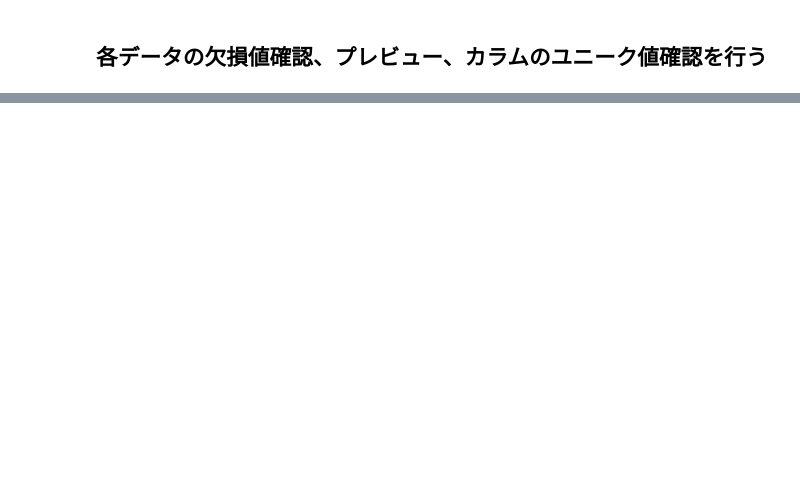
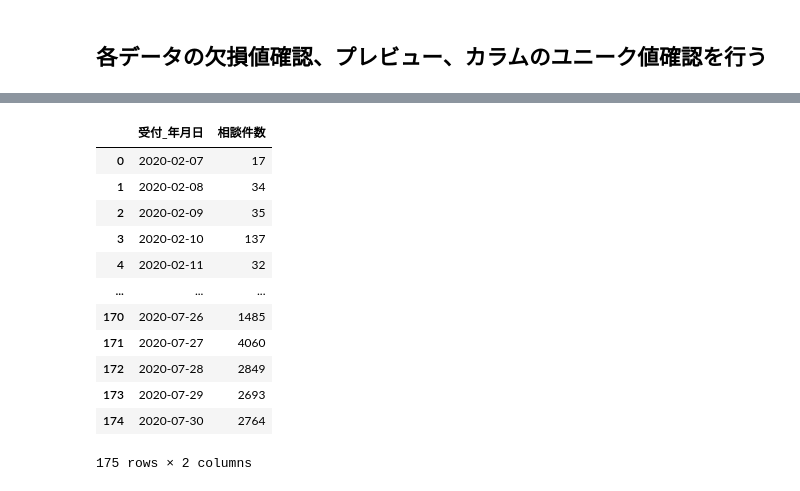
Before and after one commit to YaCpotato/python, a Jupyter notebook: COVID_19_dash.ipynb, the cells around one changed output, grey strips where cells are left out. Drawn from its saved outputs; the diff is of its cells as text; code cells hidden in the pictures; blank space fills up the shorter version.

```diff
--- a/COVID_19_dash.ipynb
+++ b/COVID_19_dash.ipynb
@@ -54,0 +161,17 @@ for col in df_consul_center.columns:
+# %%
+df_callcenter.rename(columns={'相談件数': '相談件数'})
+df_consul_center.rename(columns={'相談件数': '相談件数'})
+# %% [output]
+|  | 受付_年月日 | 相談件数 |
+| 0 | 2020-02-07 | 17 |
+| 1 | 2020-02-08 | 34 |
+| 2 | 2020-02-09 | 35 |
+| 3 | 2020-02-10 | 137 |
+| 4 | 2020-02-11 | 32 |
+| ... | ... | ... |
+| 170 | 2020-07-26 | 1485 |
+| 171 | 2020-07-27 | 4060 |
+| 172 | 2020-07-28 | 2849 |
+| 173 | 2020-07-29 | 2693 |
+| 174 | 2020-07-30 | 2764 |
+175 rows × 2 columns
```
Also changed, not shown: parts of 8 cells of this notebook.
